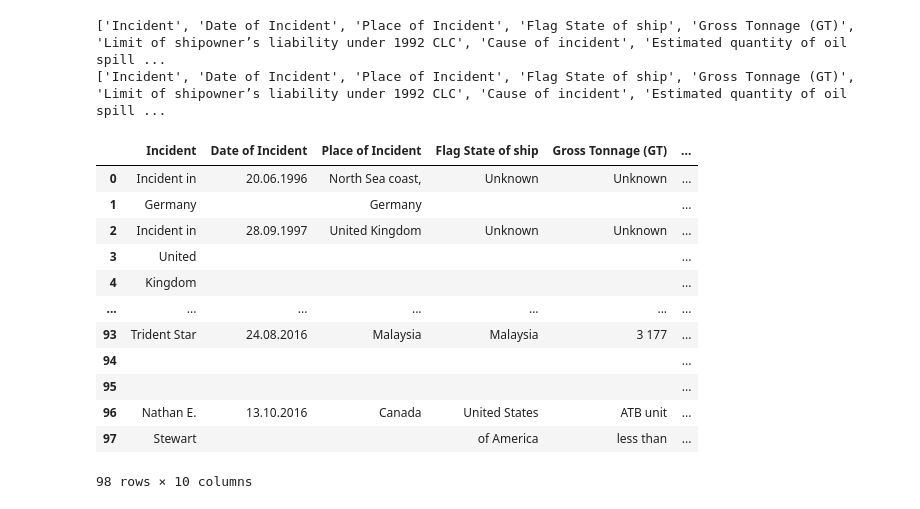
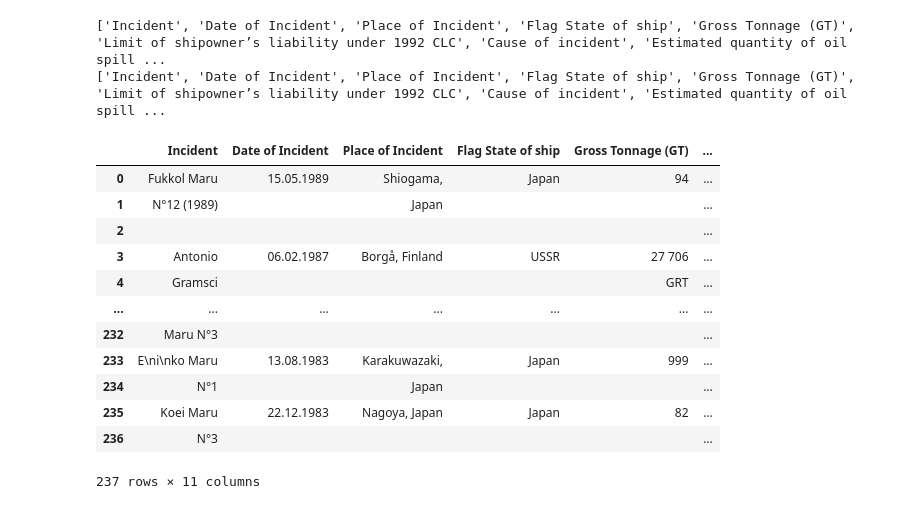
Before and after one commit to pedronery07/Projeto_InsperData_AECOM, a Jupyter notebook: extracao_iopc.ipynb, the cells around one changed output. Saved outputs shown, nothing was run; the diff lists cells and outputs as text; code cells hidden in the pictures.

```diff
--- a/extracao_iopc.ipynb
+++ b/extracao_iopc.ipynb
@@ -107,19 +107,19 @@ for tabela in tabelas_1971:
 
 # Concatenando todas as tabelas de 1971 em um único DataFrame
 df_1971 = pd.concat(tabelas_1971_concat, ignore_index=True)
-# %%
-df_1992
-# %% [output]
-|  | Incident | Date of Incident | Place of Incident | Flag State of ship | Gross Tonnage (GT) | ... |
-| 0 | Incident in | 20.06.1996 | North Sea coast, | Unknown | Unknown | ... |
-| 1 | Germany |  | Germany |  |  | ... |
-| 2 | Incident in | 28.09.1997 | United Kingdom | Unknown | Unknown | ... |
-| 3 | United |  |  |  |  | ... |
-| 4 | Kingdom |  |  |  |  | ... |
-| ... | ... | ... | ... | ... | ... | ... |
-| 93 | Trident Star | 24.08.2016 | Malaysia | Malaysia | 3 177 | ... |
-| 94 |  |  |  |  |  | ... |
-| 95 |  |  |  |  |  | ... |
-| 96 | Nathan E. | 13.10.2016 | Canada | United States | ATB unit | ... |
-| 97 | Stewart |  |  | of America | less than | ... |
-98 rows × 10 columns
+# %%
+df_1971
+# %% [output]
+|  | Incident | Date of Incident | Place of Incident | Flag State of ship | Gross Tonnage (GT) | ... |
+| 0 | Fukkol Maru | 15.05.1989 | Shiogama, | Japan | 94 | ... |
+| 1 | N°12 (1989) |  | Japan |  |  | ... |
+| 2 |  |  |  |  |  | ... |
+| 3 | Antonio | 06.02.1987 | Borgå, Finland | USSR | 27 706 | ... |
+| 4 | Gramsci |  |  |  | GRT | ... |
+| ... | ... | ... | ... | ... | ... | ... |
+| 232 | Maru N°3 |  |  |  |  | ... |
+| 233 | E\ni\nko Maru | 13.08.1983 | Karakuwazaki, | Japan | 999 | ... |
+| 234 | N°1 |  | Japan |  |  | ... |
+| 235 | Koei Maru | 22.12.1983 | Nagoya, Japan | Japan | 82 | ... |
+| 236 | N°3 |  |  |  |  | ... |
+237 rows × 11 columns
```
Also changed, not shown: parts of 10 cells of this notebook.
